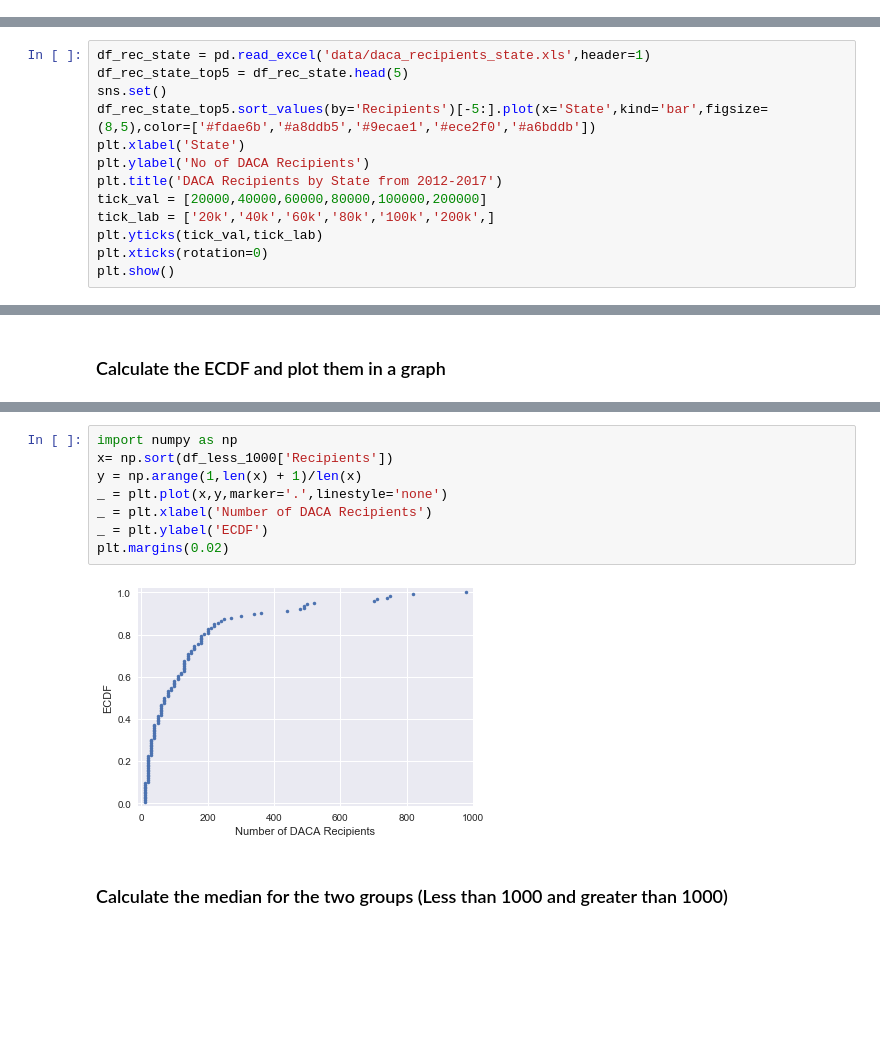
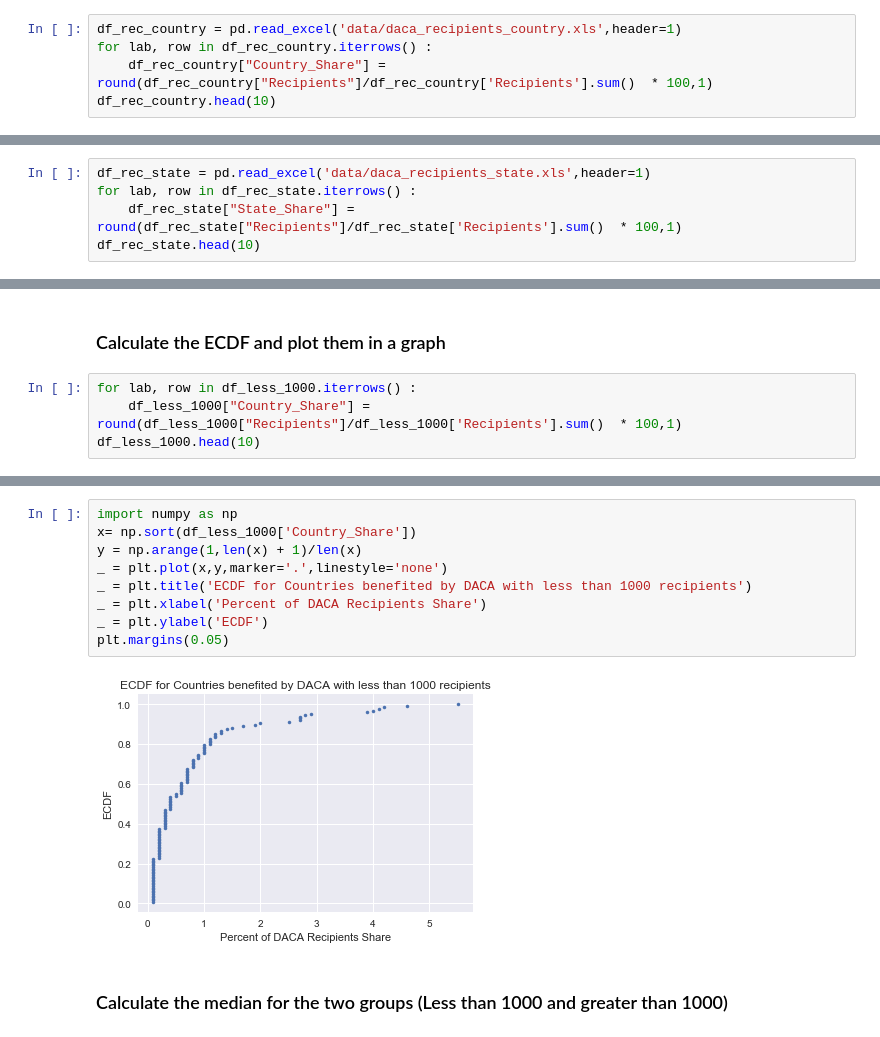
Before and after one commit to KirazG/datascience, a Jupyter notebook: capstone-project1/Inferential Statistics/Capstone-Project-Inferential-Statistics.ipynb, the cells around one changed output, grey strips where cells are left out. Cells and saved outputs as stored; diff of their text form; blank space fills up the shorter version.

```diff
--- a/capstone-project1/Inferential Statistics/Capstone-Project-Inferential-Statistics.ipynb
+++ b/capstone-project1/Inferential Statistics/Capstone-Project-Inferential-Statistics.ipynb
@@ -90,0 +78,5 @@ plt.show()
+# %%
+df_rec_country = pd.read_excel('data/daca_recipients_country.xls',header=1)
+for lab, row in df_rec_country.iterrows() :
+    df_rec_country["Country_Share"] = round(df_rec_country["Recipients"]/df_rec_country['Recipients'].sum()  * 100,1)
+df_rec_country.head(10)
@@ -93,13 +117,0 @@ plt.show()
-# %%
-df_rec_state = pd.read_excel('data/daca_recipients_state.xls',header=1)
-df_rec_state_top5 = df_rec_state.head(5)
-sns.set()
-df_rec_state_top5.sort_values(by='Recipients')[-5:].plot(x='State',kind='bar',figsize=(8,5),color=['#fdae6b','#a8ddb5','#9ecae1','#ece2f0','#a6bddb'])
-plt.xlabel('State')
-plt.ylabel('No of DACA Recipients')
-plt.title('DACA Recipients by State from 2012-2017')
-tick_val = [20000,40000,60000,80000,100000,200000]
-tick_lab = ['20k','40k','60k','80k','100k','200k',]
-plt.yticks(tick_val,tick_lab)
-plt.xticks(rotation=0)
-plt.show()
@@ -107,0 +118,5 @@ plt.show()
+# %%
+df_rec_state = pd.read_excel('data/daca_recipients_state.xls',header=1)
+for lab, row in df_rec_state.iterrows() :
+    df_rec_state["State_Share"] = round(df_rec_state["Recipients"]/df_rec_state['Recipients'].sum()  * 100,1)
+df_rec_state.head(10)
@@ -215,2 +261,6 @@ In the above figure, we clearly notice that the distribution is not a normal one
 # %% [markdown]
 ### Calculate the ECDF and plot them in a graph
+# %%
+for lab, row in df_less_1000.iterrows() :
+    df_less_1000["Country_Share"] = round(df_less_1000["Recipients"]/df_less_1000['Recipients'].sum()  * 100,1)
+df_less_1000.head(10)
@@ -217,13 +283,14 @@ In the above figure, we clearly notice that the distribution is not a normal one
 # %%
 import numpy as np
-x= np.sort(df_less_1000['Recipients'])
+x= np.sort(df_less_1000['Country_Share'])
 y = np.arange(1,len(x) + 1)/len(x)
 _ = plt.plot(x,y,marker='.',linestyle='none')
-_ = plt.xlabel('Number of DACA Recipients')
+_ = plt.title('ECDF for Countries benefited by DACA with less than 1000 recipients')
+_ = plt.xlabel('Percent of DACA Recipients Share')
 _ = plt.ylabel('ECDF')
-plt.margins(0.02)
+plt.margins(0.05)
 # %% [output]
-[figure, old version]
+[figure, new version]
 # %% [markdown]
 ### Calculate the median for the two groups (Less than 1000 and greater than 1000)
 # %%
```
Also changed, not shown: parts of 33 cells of this notebook.
